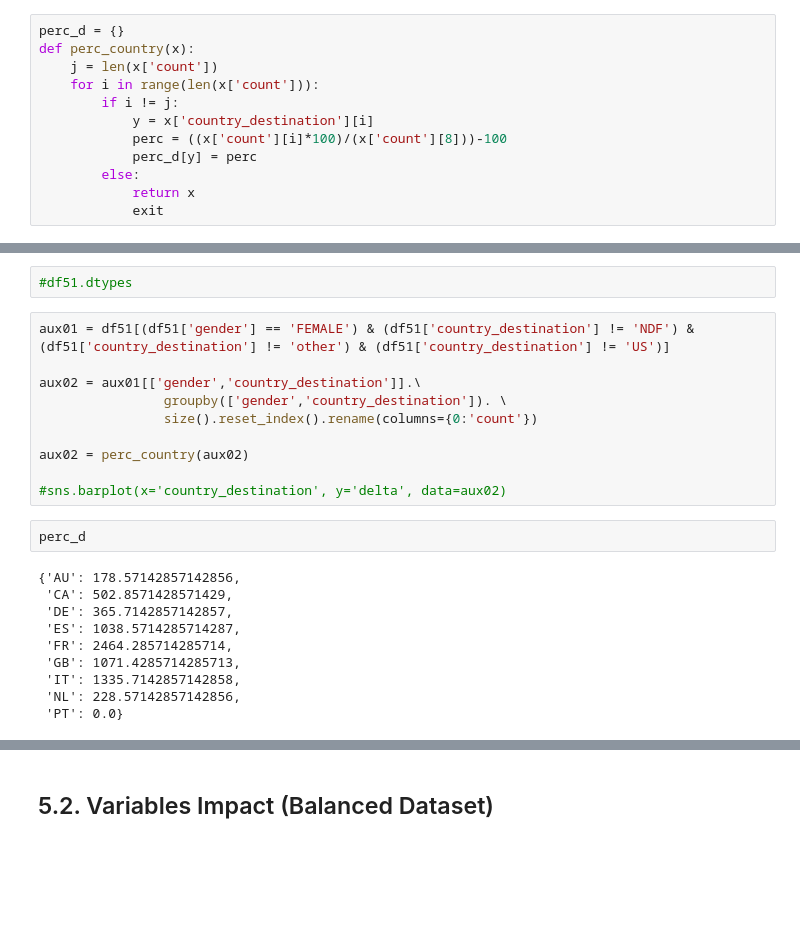
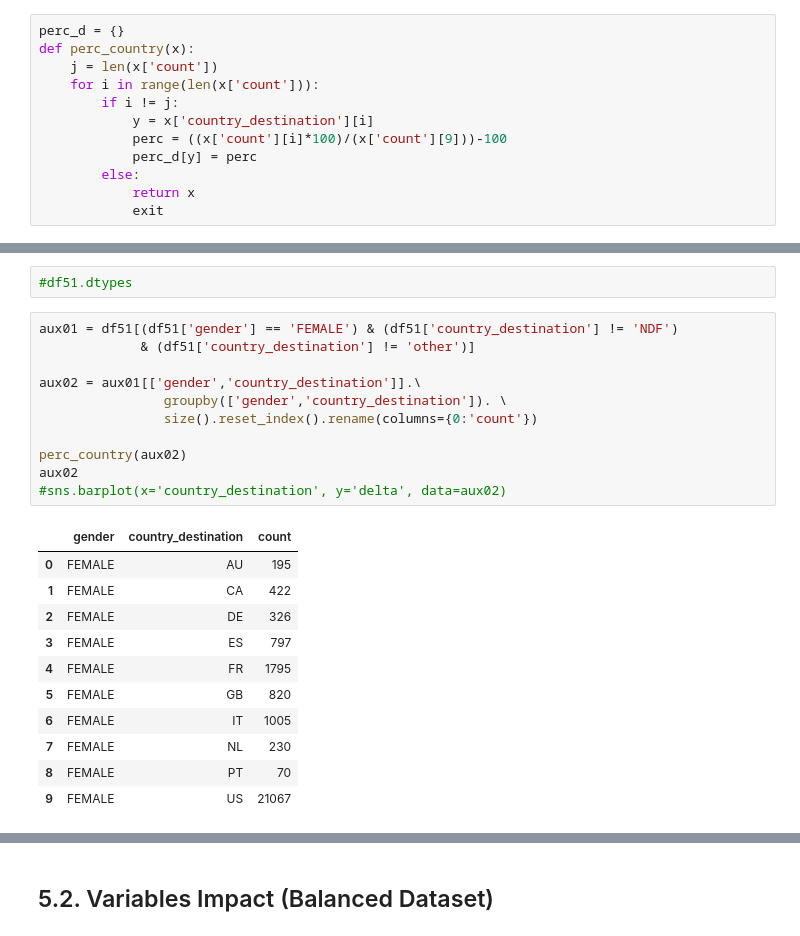
Before and after one commit to HenriqueCR1291/airbnb_prediction, a Jupyter notebook: m08_airbnb.ipynb, the cells around one changed output, grey strips where cells are left out. Saved outputs shown, nothing was run; the diff lists cells and outputs as text; blank space fills up the shorter version.

```diff
--- a/m08_airbnb.ipynb
+++ b/m08_airbnb.ipynb
@@ -763,7 +755,7 @@ def perc_country(x):
     for i in range(len(x['count'])):
         if i != j:
             y = x['country_destination'][i]
-            perc = ((x['count'][i]*100)/(x['count'][8]))-100
+            perc = ((x['count'][i]*100)/(x['count'][9]))-100
             perc_d[y] = perc
         else:
             return x
@@ -773,24 +765,25 @@ def perc_country(x):
 # %%
 #df51.dtypes
 # %%
-aux01 = df51[(df51['gender'] == 'FEMALE') & (df51['country_destination'] != 'NDF') & (df51['country_destination'] != 'other') & (df51['country_destination'] != 'US')]
+aux01 = df51[(df51['gender'] == 'FEMALE') & (df51['country_destination'] != 'NDF')
+             & (df51['country_destination'] != 'other')]
 
 aux02 = aux01[['gender','country_destination']].\
                 groupby(['gender','country_destination']). \
                 size().reset_index().rename(columns={0:'count'})
 
-aux02 = perc_country(aux02)
-
+perc_country(aux02)
+aux02
 #sns.barplot(x='country_destination', y='delta', data=aux02)
+# %% [output]
+|  | gender | country_destination | count |
+| 0 | FEMALE | AU | 195 |
+| 1 | FEMALE | CA | 422 |
+| 2 | FEMALE | DE | 326 |
+| 3 | FEMALE | ES | 797 |
+| 4 | FEMALE | FR | 1795 |
+| 5 | FEMALE | GB | 820 |
+| 6 | FEMALE | IT | 1005 |
+| 7 | FEMALE | NL | 230 |
+| 8 | FEMALE | PT | 70 |
+| 9 | FEMALE | US | 21067 |
-# %%
-perc_d
-# %% [output]
-{'AU': 178.57142857142856,
- 'CA': 502.8571428571429,
- 'DE': 365.7142857142857,
- 'ES': 1038.5714285714287,
- 'FR': 2464.285714285714,
- 'GB': 1071.4285714285713,
- 'IT': 1335.7142857142858,
- 'NL': 228.57142857142856,
- 'PT': 0.0}
```
Also changed, not shown: parts of 7 cells of this notebook.
